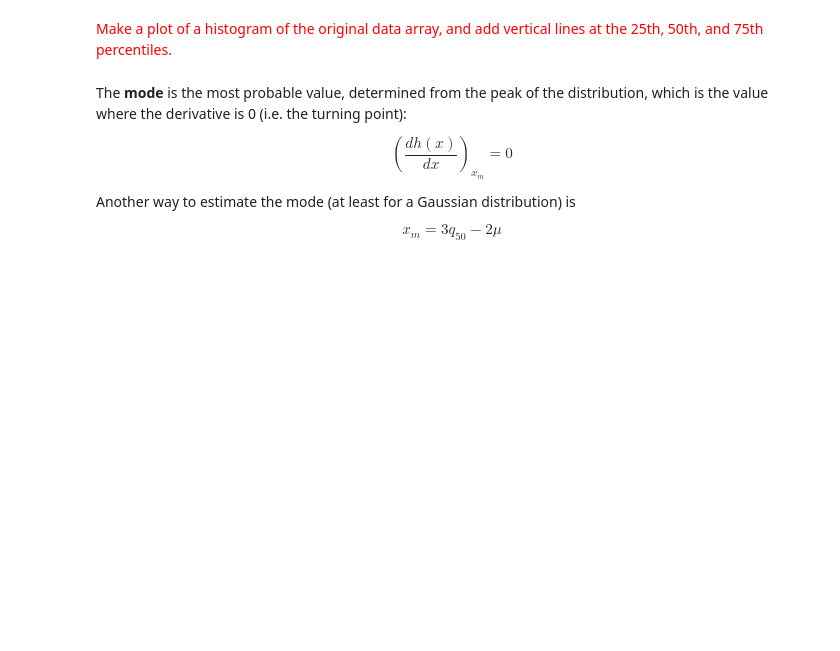
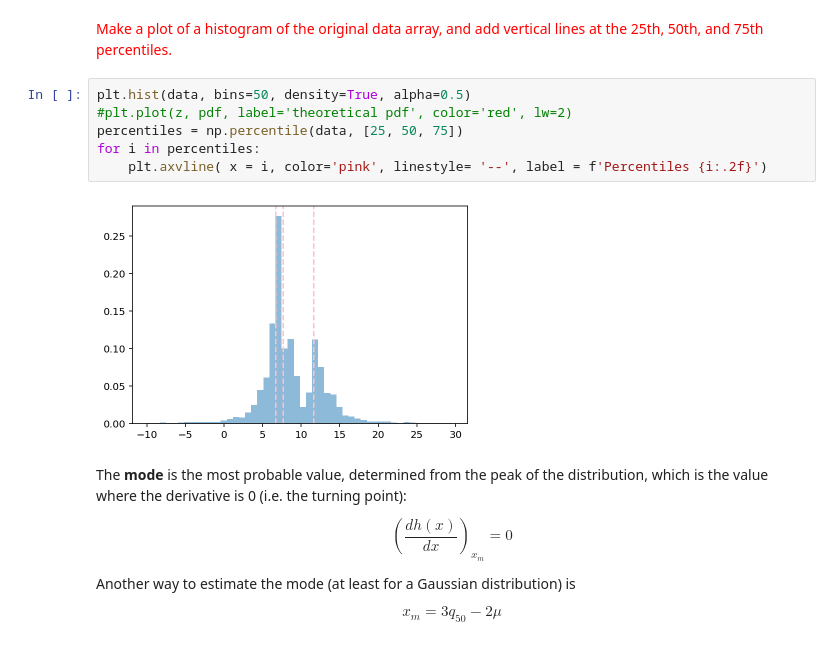
Before and after one commit to VanderbiltAstronomy/astr_8070_s25, a Jupyter notebook: coursework/student_folders/aliza mc/Lecture_3_alizameyers.ipynb, the cells around one changed output. Drawn from its saved outputs; the diff is of its cells as text; blank space fills up the shorter version.

```diff
--- a/coursework/student_folders/aliza mc/Lecture_3_alizameyers.ipynb
+++ b/coursework/student_folders/aliza mc/Lecture_3_alizameyers.ipynb
@@ -157,5 +191,13 @@ print(astroMLstats.sigmaG(data2), np.std(data2))
 # %% [markdown]
 <font color='red'>Make a plot of a histogram of the original data array, and add vertical lines at the 25th, 50th, and 75th percentiles.</font>
+# %%
+plt.hist(data, bins=50, density=True, alpha=0.5)
+#plt.plot(z, pdf, label='theoretical pdf', color='red', lw=2)
+percentiles = np.percentile(data, [25, 50, 75])
+for i in percentiles:
+    plt.axvline( x = i, color='pink', linestyle= '--', label = f'Percentiles {i:.2f}')
+# %% [output]
+[figure, added]
 # %% [markdown]
 The **mode** is the most probable value, determined from the peak of the distribution, which is the value where the derivative is 0 (i.e. the turning point):
 
```
Also changed, not shown: parts of 27 cells of this notebook, 1 other file.
